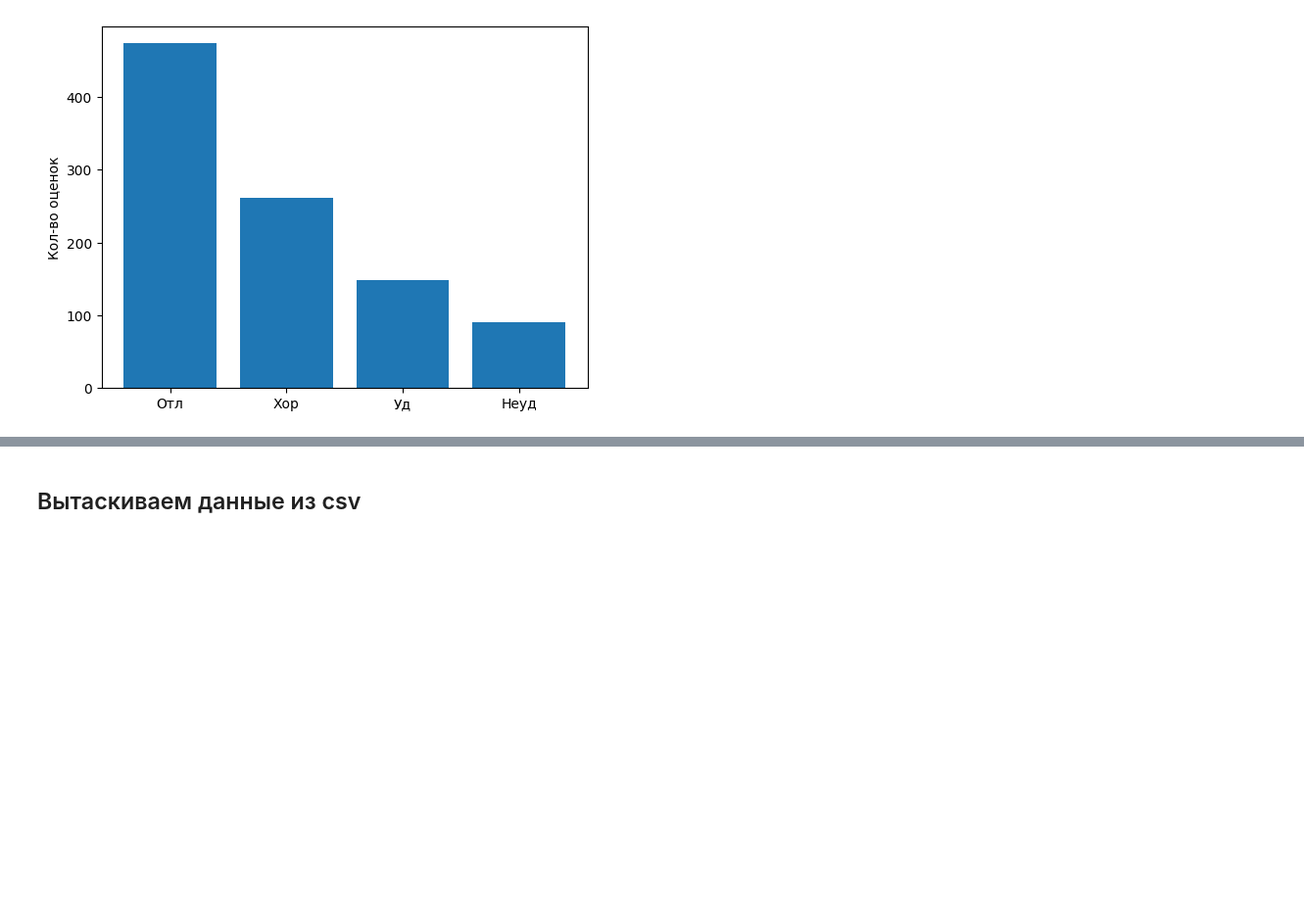
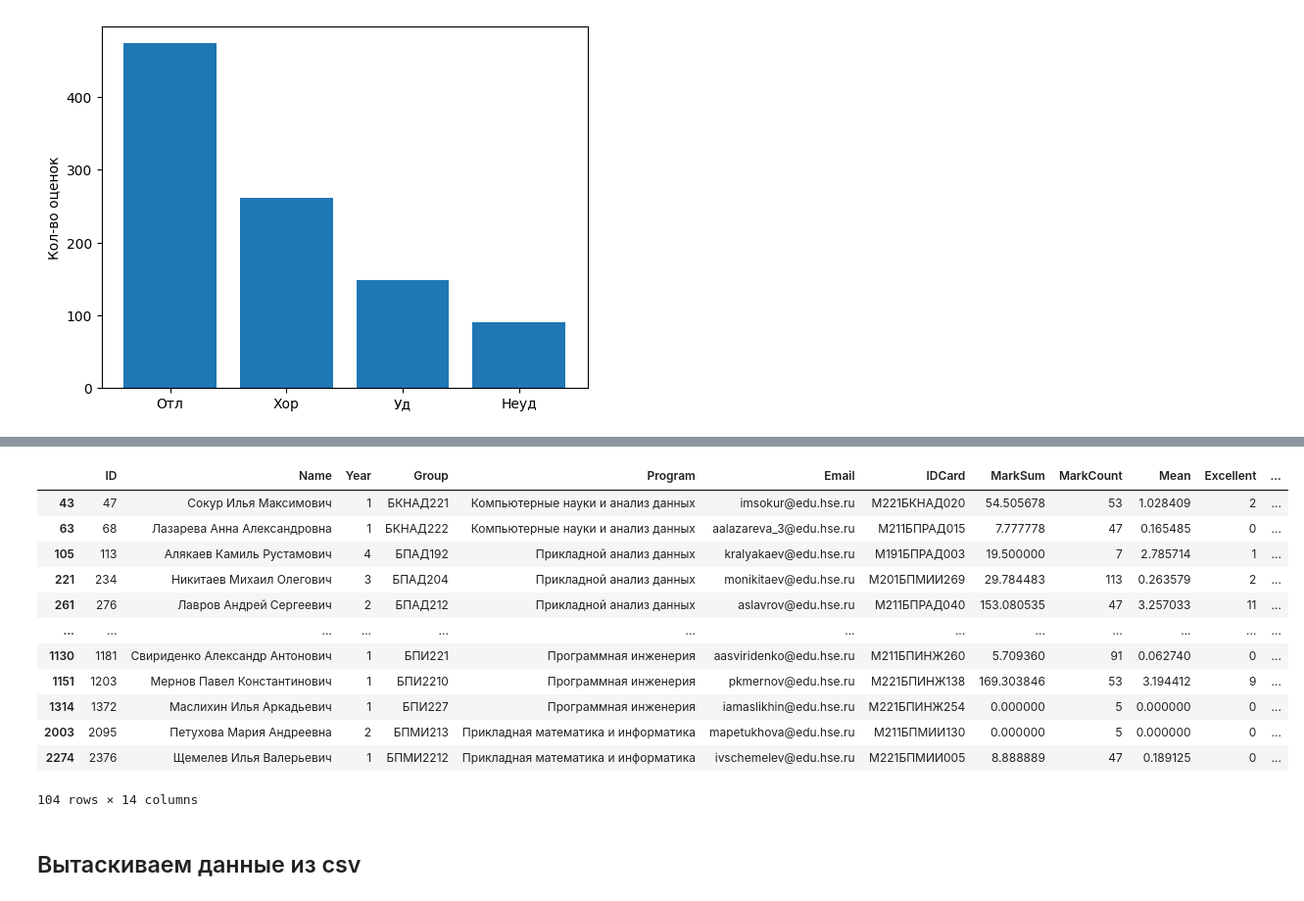
Before and after one commit to timofeeva-yuv/StatementAnalysisAutomationHSE, a Jupyter notebook: Analysis.ipynb, the cells around one changed output, grey strips where cells are left out. Shown at 98% size. Saved outputs shown, nothing was run; the diff lists cells and outputs as text; code cells hidden in the pictures; blank space fills up the shorter version.

```diff
--- a/Analysis.ipynb
+++ b/Analysis.ipynb
@@ -255,3 +286,20 @@ df_students[df_students.MarkSum > 0]
+# %%
+# Студенты с низкой успеваемостью
+df_students[(df_students.Mean < 3.5) & (df_students.MarkCount > 0)]
+# %% [output]
+|  | ID | Name | Year | Group | Program | Email | IDCard | MarkSum | MarkCount | Mean | Excellent | ... |
+| 43 | 47 | Сокур Илья Максимович | 1 | БКНАД221 | Компьютерные науки и анализ данных | imsokur@edu.hse.ru | М221БКНАД020 | 54.505678 | 53 | 1.028409 | 2 | ... |
+| 63 | 68 | Лазарева Анна Александровна | 1 | БКНАД222 | Компьютерные науки и анализ данных | aalazareva_3@edu.hse.ru | М211БПРАД015 | 7.777778 | 47 | 0.165485 | 0 | ... |
+| 105 | 113 | Алякаев Камиль Рустамович | 4 | БПАД192 | Прикладной анализ данных | kralyakaev@edu.hse.ru | М191БПРАД003 | 19.500000 | 7 | 2.785714 | 1 | ... |
+| 221 | 234 | Никитаев Михаил Олегович | 3 | БПАД204 | Прикладной анализ данных | monikitaev@edu.hse.ru | М201БПМИИ269 | 29.784483 | 113 | 0.263579 | 2 | ... |
+| 261 | 276 | Лавров Андрей Сергеевич | 2 | БПАД212 | Прикладной анализ данных | aslavrov@edu.hse.ru | М211БПРАД040 | 153.080535 | 47 | 3.257033 | 11 | ... |
+| ... | ... | ... | ... | ... | ... | ... | ... | ... | ... | ... | ... | ... |
+| 1130 | 1181 | Свириденко Александр Антонович | 1 | БПИ221 | Программная инженерия | aasviridenko@edu.hse.ru | М211БПИНЖ260 | 5.709360 | 91 | 0.062740 | 0 | ... |
+| 1151 | 1203 | Мернов Павел Константинович | 1 | БПИ2210 | Программная инженерия | pkmernov@edu.hse.ru | М221БПИНЖ138 | 169.303846 | 53 | 3.194412 | 9 | ... |
+| 1314 | 1372 | Маслихин Илья Аркадьевич | 1 | БПИ227 | Программная инженерия | iamaslikhin@edu.hse.ru | М221БПИНЖ254 | 0.000000 | 5 | 0.000000 | 0 | ... |
+| 2003 | 2095 | Петухова Мария Андреевна | 2 | БПМИ213 | Прикладная математика и информатика | mapetukhova@edu.hse.ru | М211БПМИИ130 | 0.000000 | 5 | 0.000000 | 0 | ... |
+| 2274 | 2376 | Щемелев Илья Валерьевич | 1 | БПМИ2212 | Прикладная математика и информатика | ivschemelev@edu.hse.ru | М221БПМИИ005 | 8.888889 | 47 | 0.189125 | 0 | ... |
+104 rows × 14 columns
 # %% [markdown]
 ## Вытаскиваем данные из csv
 # %%
```
Also changed, not shown: parts of 10 cells of this notebook, 43 other files.
